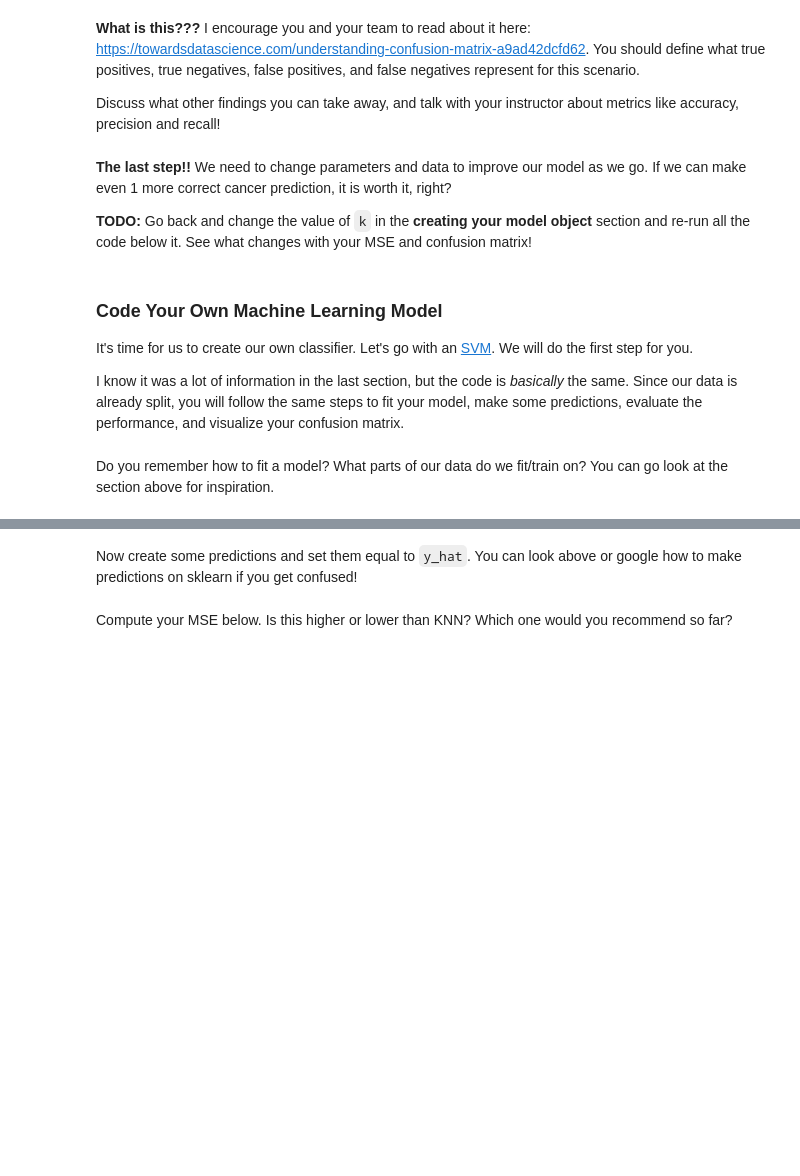
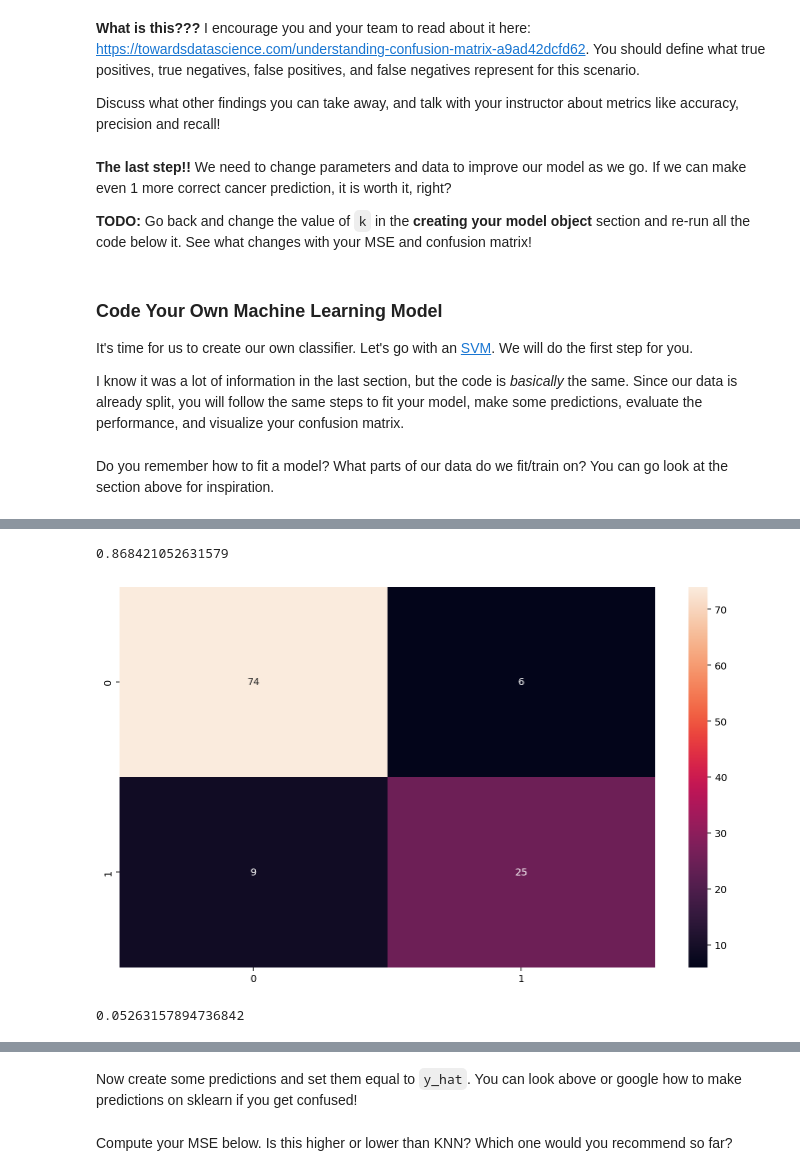
Before and after one commit to gprasad125/SC22-Batch-D-python-enjoyers, a Jupyter notebook: Brycinea/week2/Cancer_detection.ipynb, the cells around one changed output, grey strips where cells are left out. Drawn from its saved outputs; the diff is of its cells as text; code cells hidden in the pictures; blank space fills up the shorter version.

```diff
--- a/Brycinea/week2/Cancer_detection.ipynb
+++ b/Brycinea/week2/Cancer_detection.ipynb
@@ -290,0 +357,10 @@ Do you remember how to fit a model? What parts of our data do we fit/train on? Y
+# %%
+from sklearn import tree
+clf = tree.DecisionTreeClassifier()
+#clf = clf.fit(x_train, y_train)
+#y_hat = clf.predict(x_test)
+#tree.plot_tree(clf)    - very large and harder to read itself
+# %%
+clf = clf.fit(x_train, y_train)
+# %%
+y_hat = clf.predict(x_test)
@@ -290,0 +373,8 @@ Do you remember how to fit a model? What parts of our data do we fit/train on? Y
+# %%
+sns.heatmap(confusion_matrix(y_test, y_hat), annot=True, fmt='g')
+comparisons = np.array(y_hat == y_test)
+accuracy = comparisons.mean()
+accuracy
+# %% [output]
+0.868421052631579
+[figure, added]
@@ -290,0 +388,6 @@ Do you remember how to fit a model? What parts of our data do we fit/train on? Y
+# %%
+total_squared_error = (np.sum((y_test - y_hat)**2))
+mean_squared_error = total_squared_error/len(y_test)
+print(mean_squared_error)
+# %% [output]
+0.05263157894736842
```
Also changed, not shown: parts of 32 cells of this notebook, 38 other files.
